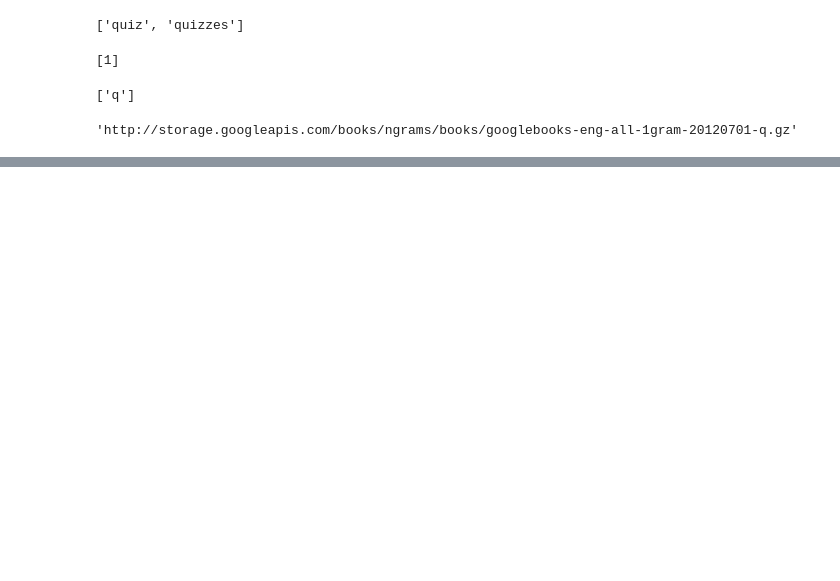
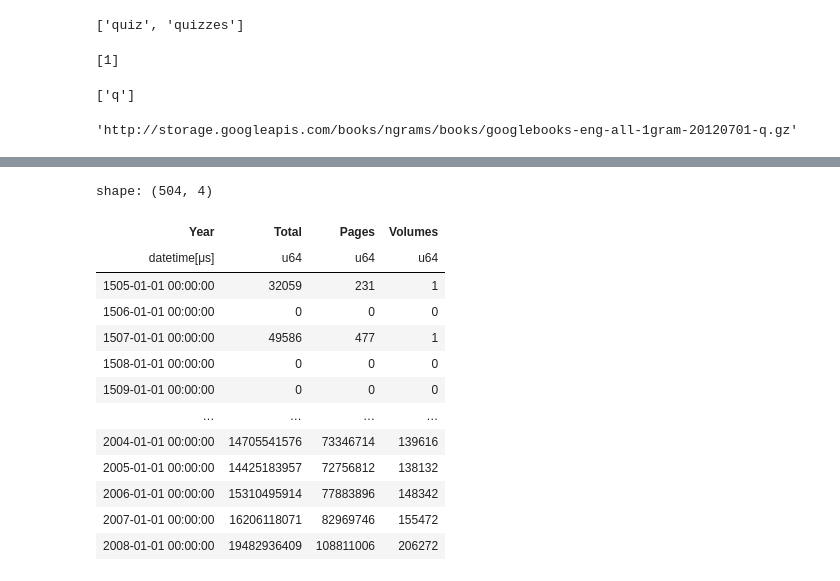
Before and after one commit to browndw/google_ngrams, a Jupyter notebook: docs/google_ngrams.ipynb, the cells around one changed output, grey strips where cells are left out. Saved outputs shown, nothing was run; the diff lists cells and outputs as text; code cells hidden in the pictures; blank space fills up the shorter version.

```diff
--- a/docs/google_ngrams.ipynb
+++ b/docs/google_ngrams.ipynb
@@ -79,0 +270,2 @@ shape: (1_113, 4)
+# %%
+total_counts = pl.read_parquet("/Users/davidwestbrown/Documents/GitHub/google_ngrams/google_ngrams/data/googlebooks_eng_all_totalcounts_20120701.parquet")
@@ -79,0 +287,17 @@ shape: (1_113, 4)
+# %%
+total_counts = total_counts.group_by_dynamic("Year", every="1y").agg(pl.col("Total").sum())
+# %% [output]
+shape: (504, 4)
+| Year | Total | Pages | Volumes |
+| datetime[μs] | u64 | u64 | u64 |
+| 1505-01-01 00:00:00 | 32059 | 231 | 1 |
+| 1506-01-01 00:00:00 | 0 | 0 | 0 |
+| 1507-01-01 00:00:00 | 49586 | 477 | 1 |
+| 1508-01-01 00:00:00 | 0 | 0 | 0 |
+| 1509-01-01 00:00:00 | 0 | 0 | 0 |
+| … | … | … | … |
+| 2004-01-01 00:00:00 | 14705541576 | 73346714 | 139616 |
+| 2005-01-01 00:00:00 | 14425183957 | 72756812 | 138132 |
+| 2006-01-01 00:00:00 | 15310495914 | 77883896 | 148342 |
+| 2007-01-01 00:00:00 | 16206118071 | 82969746 | 155472 |
+| 2008-01-01 00:00:00 | 19482936409 | 108811006 | 206272 |
```
Also changed, not shown: parts of 23 cells of this notebook, 2 other files.
